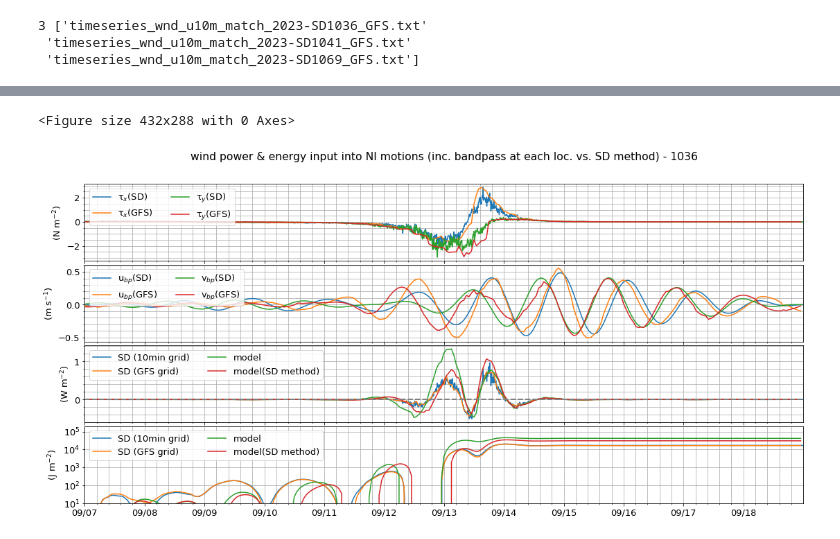
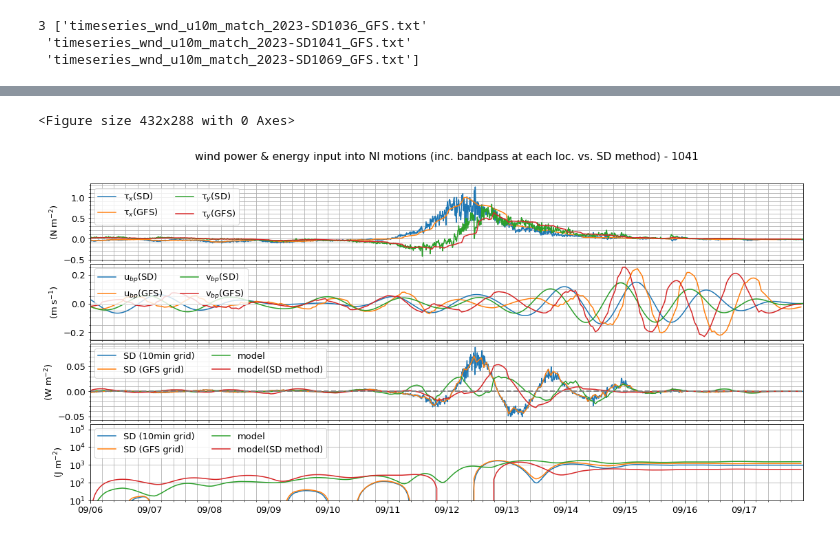
Before and after one commit to nanhsunchi/sd-ni-wp, a Jupyter notebook: HU_LEE/print_wp_SD-model_results.ipynb, the cells around one changed output, grey strips where cells are left out. Drawn from its saved outputs; the diff is of its cells as text; code cells hidden in the pictures.

```diff
--- a/HU_LEE/print_wp_SD-model_results.ipynb
+++ b/HU_LEE/print_wp_SD-model_results.ipynb
@@ -91,19 +102,27 @@ lat shape, values (506,) [10.02840137 10.10716915] 44.986572265625
 # %%
-''' load GFS bandpass data '''
+''' load RTOFS absolute velocity data '''
 path_RTOFS = os.path.expanduser('~/Documents/projects/sd-ni-wp/check_model/check_RTOFS/')
-filename_RTOFS = 'RTOFS.merge.surface.now.20230905-20230922.nc'
+# filename_RTOFS = 'RTOFS.merge.surface.now.20230905-20230922.nc'
+filename_RTOFS = 'RTOFS.merge.surface.now.20230901-20230930.nc'
 ds_RTOFS = nc.Dataset(path_RTOFS+filename_RTOFS)
 print(ds_RTOFS)
-time_RTOFS = ds_RTOFS['time'][:]
-timestamp_RTOFS = np.array([(datetime.datetime(int(year),1,1)+datetime.timedelta(seconds=item)).timestamp() \
-                            for item in time_RTOFS])
+print('='*10)
+# for name, variable in ds_RTOFS.variables.items():
+#     print(name,':')
+#     for attrname in variable.ncattrs():
+#         print("{} -- {}".format(attrname, getattr(variable, attrname)))
+#         # or :
+#         #print("{} -- {}".format(attrname, variable.getncattr(attrname)))
+timestamp_RTOFS = ds_RTOFS['time'][:]
 print('time shape, values',timestamp_RTOFS.shape,datetime.datetime.fromtimestamp(timestamp_RTOFS[0]),datetime.datetime.fromtimestamp(timestamp_RTOFS[-1]))
+''' try plot difference of timestamp'''
 plt.clf()
 plt.plot(np.diff(timestamp_RTOFS))
 plt.title('time difference to next grid. mean= {:.2f} sec'.format(np.nanmean(np.diff(timestamp_RTOFS))))
 lon_RTOFS = ds_RTOFS['LONGITUDE'][:]
 lon_RTOFS[lon_RTOFS> 180] = lon_RTOFS[lon_RTOFS> 180]-360
 lat_RTOFS = ds_RTOFS['LATITUDE'][:]
+''' print '''
 print(lon_RTOFS.shape)
 print('lon shape, values',lon_RTOFS.shape,lon_RTOFS[0,0:2],lon_RTOFS[0,-1])
 print('lat shape, values',lat_RTOFS.shape,lat_RTOFS[0:2,0],lat_RTOFS[-1,0])
@@ -127,25 +153,25 @@ lat shape, values (551, 901) [7.57781076 7.65710497] 45.77324676513672
 # %%
 ''' compute & compare/ print results from SD & model '''
 # for f, platf in enumerate( platfs_num ):
-for f in range( 0,len(platfs_num) ):
+for f in range( 1,2 ):#,len(platfs_num) ):
     platf = platfs_num[f]
     dataGFS = np.genfromtxt( path_GFS+filenames_GFS[f], skip_header=True, delimiter=' ')
     dataSD = np.genfromtxt( path_SD+filenames_SD[f], skip_header=True, delimiter=' ')
     print('Look at 2 files:',filenames_GFS[f], filenames_SD[f])
     ''' GFS time '''
-    dtimeGFS = np.array([datetime.datetime.fromtimestamp(item) for item in dataGFS[:,0]])
     timestampGFS = dataGFS[:,0] #np.array([item.timestamp() for item in dtimeGFS])
-    print('GFS shape, time:',dataGFS.shape, dtimeGFS[0:2],'...', dtimeGFS[-1])
+    dtimeGFS = np.array([datetime.datetime.fromtimestamp(item) for item in timestampGFS])
+    print('GFS along track data shape, time:',dataGFS.shape, dtimeGFS[0:2],'...', dtimeGFS[-1])
     ''' SD time '''
-    dtimeSD = np.array([datetime.datetime.fromtimestamp(item) for item in dataSD[:,0]])
     timestampSD = dataSD[:,0]#np.array([item.timestamp() for item in dtimeSD])
-    print('SD time:',dataSD.shape ,dtimeSD[0:2],'...', dtimeSD[-1])
+    dtimeSD = np.array([datetime.datetime.fromtimestamp(item) for item in timestampSD])
+    print('SD along track data shape, time:',dataSD.shape ,dtimeSD[0:2],'...', dtimeSD[-1])
     ''' keep the array within tlim_plot[f] range first '''
-    itkeep = np.where( (dataGFS[:,0]>= tlim_plot[f][0].timestamp()) & (dataGFS[:,0]< tlim_plot[f][1].timestamp()) )[0]
+    itkeep = np.where( (timestampGFS>= tlim_plot[f][0].timestamp()) & (timestampGFS< tlim_plot[f][1].timestamp()) )[0]
     dataGFS = dataGFS[itkeep,:]
     dtimeGFS = dtimeGFS[itkeep]
     timestampGFS = timestampGFS[itkeep]
-    itkeep = np.where( (dataSD[:,0]>= tlim_plot[f][0].timestamp()) & (dataSD[:,0]< tlim_plot[f][1].timestamp()) )[0]
+    itkeep = np.where( (timestampSD>= tlim_plot[f][0].timestamp()) & (timestampSD< tlim_plot[f][1].timestamp()) )[0]
     dataSD = dataSD[itkeep,:]
     dtimeSD = dtimeSD[itkeep]
     timestampSD = timestampSD[itkeep]
@@ -173,21 +199,21 @@ for f in range( 0,len(platfs_num) ):
         vRTOFS[i] = v_RTOFS[it,0,ilat,ilon]
         # print(i, it, ilat, ilon, u_RTOFS[it,0,ilat,ilon], v_RTOFS[it,0,ilat,ilon])
         ''' from flux & bp current data file '''
-        it = np.argmin( np.abs(timestamp_GFS_flux- dataGFS[icommGFS[i],0]) )
-        ilon = np.argmin( np.abs(lon_GFS_flux- dataGFS[icommGFS[i],1]) )
-        ilat = np.argmin( np.abs(lat_GFS_flux- dataGFS[icommGFS[i],2]) )
-        taux_GFS[i] = -UFLX_AVE[it,ilat,ilon]
-        tauy_GFS[i] = -VFLX_AVE[it,ilat,ilon]
-        u_bp_GFS[i] = u_bp[it,ilat,ilon] # m/s
-        v_bp_GFS[i] = v_bp[it,ilat,ilon]
+        it = np.argmin( np.abs(timestamp_RTOFS_grid- dataGFS[icommGFS[i],0]) )
+        ilon = np.argmin( np.abs(lon_RTOFS_grid- dataGFS[icommGFS[i],1]) )
+        ilat = np.argmin( np.abs(lat_RTOFS_grid- dataGFS[icommGFS[i],2]) )
+        taux_GFS[i] = -UFLX_AVE_RTOFS_grid[it,ilat,ilon]
+        tauy_GFS[i] = -VFLX_AVE_RTOFS_grid[it,ilat,ilon]
+        u_bp_GFS[i] = u_bp_RTOFS_grid[it,ilat,ilon] # m/s
+        v_bp_GFS[i] = v_bp_RTOFS_grid[it,ilat,ilon]
         wp_GFS[i] = taux_GFS[i]*u_bp_GFS[i] + tauy_GFS[i]*v_bp_GFS[i]
-        # print(i, it, ilat, ilon, -UFLX_AVE[it,ilat,ilon], -VFLX_AVE[it,ilat,ilon])
+        # print(i, it, ilat, ilon, -UFLX_AVE_RTOFS_grid[it,ilat,ilon], -VFLX_AVE_RTOFS_grid[it,ilat,ilon])
 
     ''' check if there's NaN data '''
     print(np.sum(np.isnan(uRTOFS)), np.sum(np.isnan(vRTOFS)))
     ''' settings for computing bandpass velocity '''
     n_f = np.array([0.8,1.2])
-    dsec_RTOFS = (time_RTOFS[1]-time_RTOFS[0])
+    dsec_RTOFS = (timestamp_RTOFS[1]-timestamp_RTOFS[0])
     lat_mn = np.nanmean(dataSD[icommSD,2])
     print('RTOFS time res= {:.2f}sec, mean lat={:.2f}'.format(dsec_RTOFS, lat_mn))
     f_mn = 2*(2*np.pi/86400)*np.sin(lat_mn/180*np.pi) # 1/s
@@ -276,7 +302,7 @@ for f in range( 0,len(platfs_num) ):
                 'energy_SD_onGFS_grid','energy_GFS','energy_model_alongtrack_bp']
     for i, var_str in enumerate( vars_str ):
         var_data = eval(var_str)
-        imax = np.argmax( var_data )
+        imax = np.nanargmax( var_data )
         print('max('+var_str+') = {:.2E}'.format(var_data[imax]))
         if 'energy' in var_str:
             print(var_str+' plateau at {:.2E}'.format(var_data[-1]))
@@ -284,7 +310,7 @@ for f in range( 0,len(platfs_num) ):
     plt.suptitle('wind power & energy input into NI motions (inc. bandpass at each loc. vs. SD method) - '+platf)
     plt.subplots_adjust(left=0.1,bottom=0.1,right=0.9,top=0.9,wspace=0.1,hspace=0.05)
     ''' save figure'''
-    break
-    fig.savefig('timeseries_wp_energy_alongtrack_model-vs-'+year+'-SD'+platf+'.png', dpi=600,bbox_inches='tight')
     # break
+    fig.savefig('timeseries_wp_energy_alongtrack_model-vs-'+year+'-SD'+platf+'(correct_timestamp).png', dpi=600,bbox_inches='tight')
+    # break
 # %% [output]
@@ -310,5 +336,5 @@ energy_model_alongtrack_bp plateau at 3.06E+04
 <Figure size 432x288 with 0 Axes>
-[figure, old version]
+[figure, new version]
 # %%
 ''' print correlation of the same variables '''
 vars_str = [['tau_SD','tau_GFS'],\
```
Also changed, not shown: parts of 7 cells of this notebook, 8 other files.
